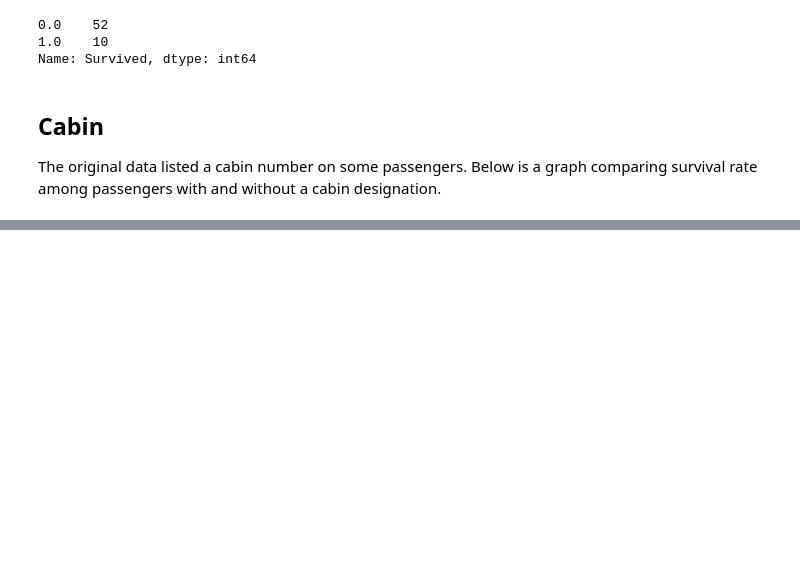
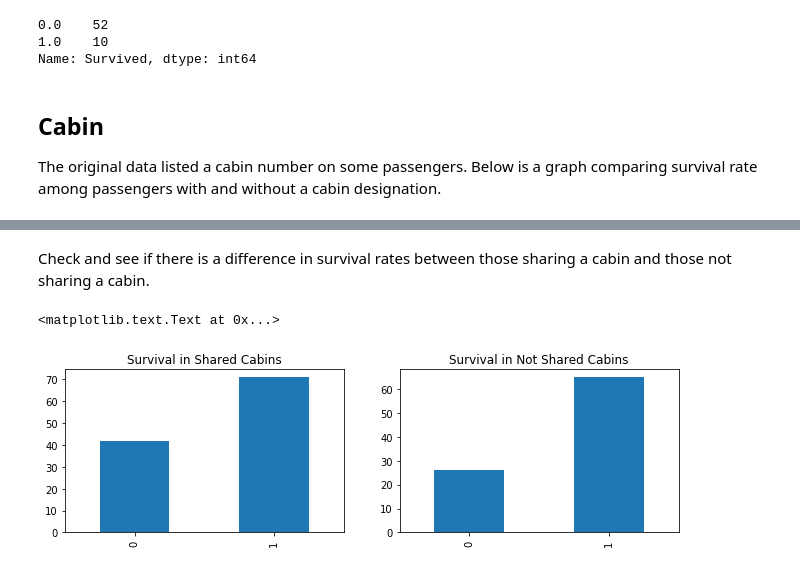
Before and after one commit to grantcooksey/kaggle-titanic, a Jupyter notebook: notebooks/Feature Engineering.ipynb, the cells around one changed output, grey strips where cells are left out. Drawn from its saved outputs; the diff is of its cells as text; code cells hidden in the pictures; blank space fills up the shorter version.

```diff
--- a/notebooks/Feature Engineering.ipynb
+++ b/notebooks/Feature Engineering.ipynb
@@ -161,0 +179,15 @@ I wonder if there is a correlation between family size and the number of passeng
+# %% [markdown]
+Check and see if there is a difference in survival rates between those sharing a cabin and those not sharing a cabin.
+# %%
+fig, axs = plt.subplots(ncols=2, figsize=(11, 3))
+
+# Sharing
+df_cabin.loc[df_cabin['Cab_diff'] == 0, 'Survived'].value_counts().sort_index().plot.bar(ax=axs[0])
+axs[0].set_title('Survival in Shared Cabins')
+
+# No Cabin
+df_cabin.loc[df_cabin['Cab_diff'] != 0, 'Survived'].value_counts().sort_index().plot.bar(ax=axs[1])
+axs[1].set_title('Survival in Not Shared Cabins')
+# %% [output]
+<matplotlib.text.Text at 0x...>
+[figure, added]
```
Also changed, not shown: parts of 14 cells of this notebook.
